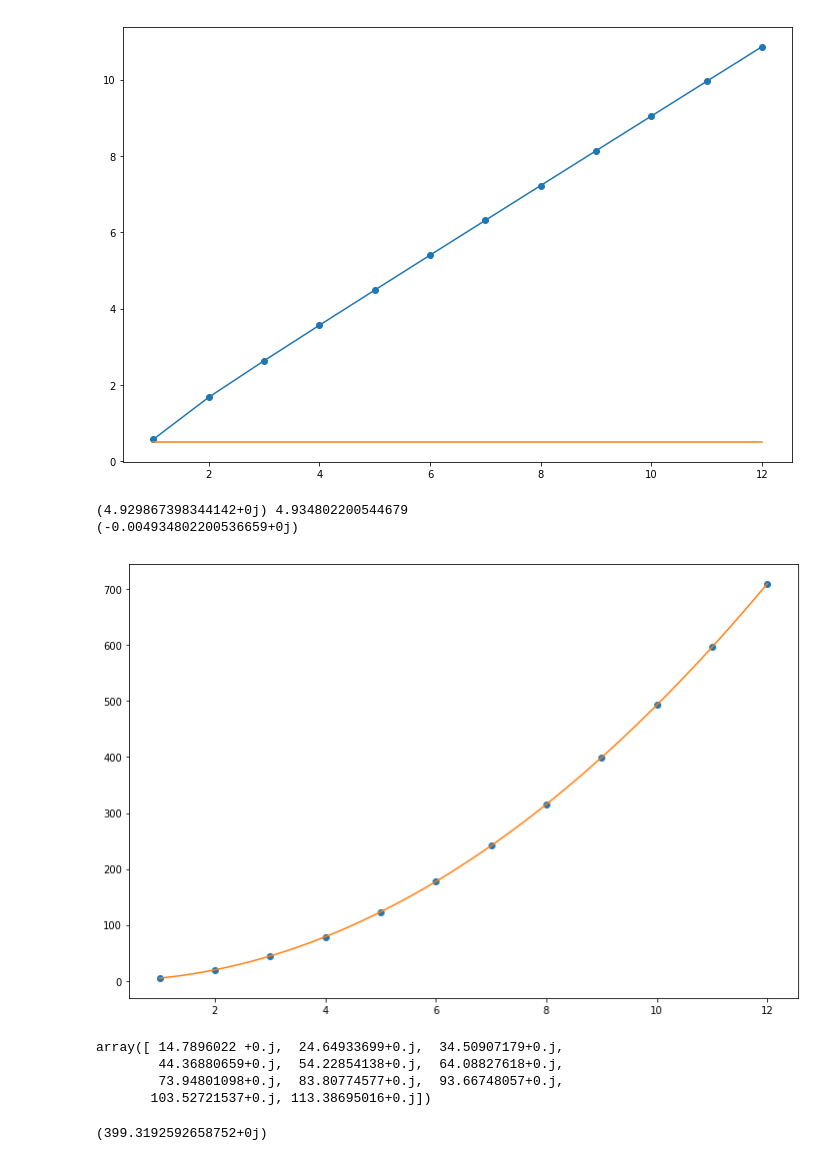
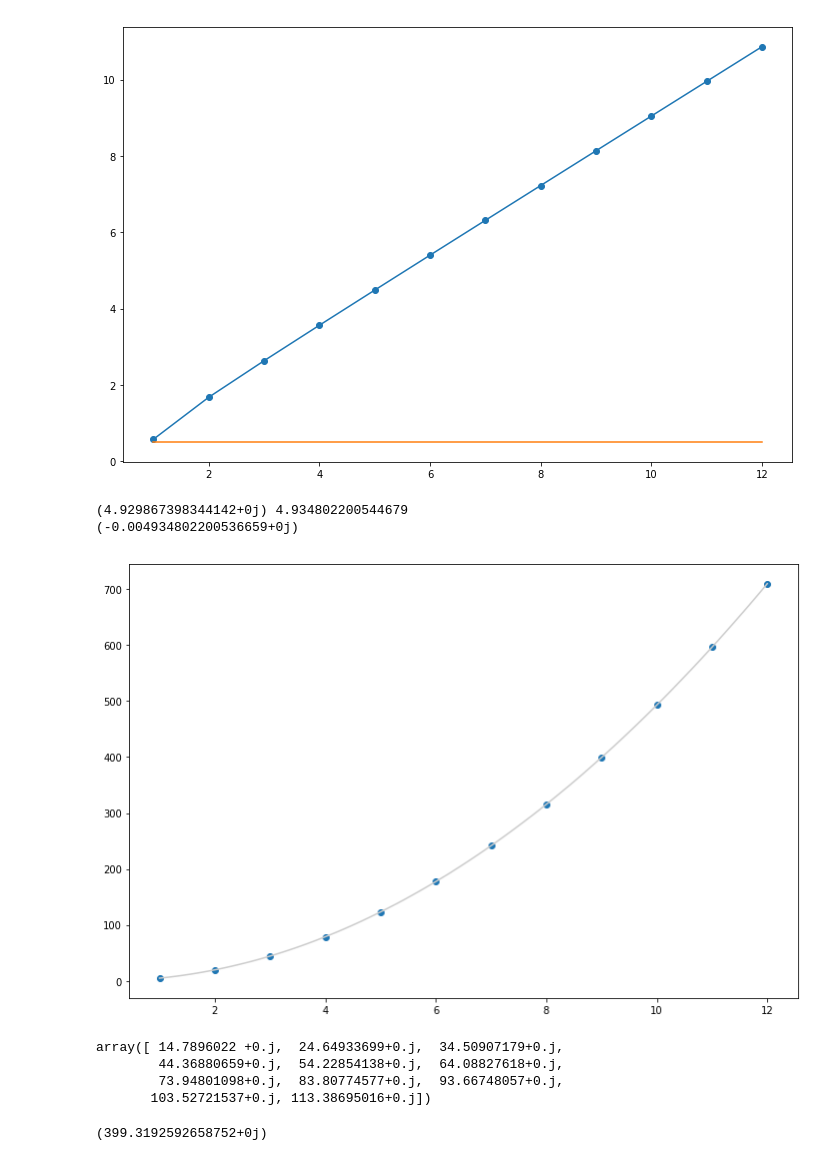
Before and after one commit to AvverbioPronome/Quant, a Jupyter notebook: Buca.ipynb, the cells around one changed output. Saved outputs shown, nothing was run; the diff lists cells and outputs as text; code cells hidden in the pictures.

```diff
--- a/Buca.ipynb
+++ b/Buca.ipynb
@@ -98,28 +103,27 @@ print (np.array([x_sigma(x, n) for n in stati]))
 [figure]
 # %%
 energie = np.array([(psi(x,n)*psquare_per_psi(x,n)/2).mean() for n in stati])
-from scipy import stats
 
-reg = stats.linregress(stati, energie)
+#reg = stats.linregress(stati, energie)
+#plt.plot(stati, reg.intercept + stati*reg.slope, '--')
+
+plt.plot(stati, energie, marker='o', linestyle='')
+blabla = np.linspace(np.array(stati).min(), np.array(stati).max(), 100)
 poly = np.polyfit(stati, energie, 2)
-
-plt.plot(stati, energie, 'o')
-#plt.plot(stati, reg.intercept + stati*reg.slope, 'v-')
-blabla = np.linspace(np.array(stati).min(), np.array(stati).max(), 100)
-plt.plot(blabla, np.poly1d(poly)(blabla))
+plt.plot(blabla, np.poly1d(poly)(blabla), '-', color=".8")
 print(poly[0], np.pi**2 /2)
 print(poly[0] - np.pi**2 /2)
 # %% [output]
 (4.929867398344142+0j) 4.934802200544679
 (-0.004934802200536659+0j)
-[figure, old version]
+[figure, new version]
-# %%
-energie[1:] - energie[:-1]
-# %% [output]
-array([ 14.7896022 +0.j,  24.64933699+0.j,  34.50907179+0.j,
-        44.36880659+0.j,  54.22854138+0.j,  64.08827618+0.j,
-        73.94801098+0.j,  83.80774577+0.j,  93.66748057+0.j,
-       103.52721537+0.j, 113.38695016+0.j])
+# %%
+np.diff(energie)
+# %% [output]
+array([ 14.7896022 +0.j,  24.64933699+0.j,  34.50907179+0.j,
+        44.36880659+0.j,  54.22854138+0.j,  64.08827618+0.j,
+        73.94801098+0.j,  83.80774577+0.j,  93.66748057+0.j,
+       103.52721537+0.j, 113.38695016+0.j])
 # %%
 np.poly1d(poly)(9)
 # %% [output]
```
Also changed, not shown: parts of 3 cells of this notebook.
